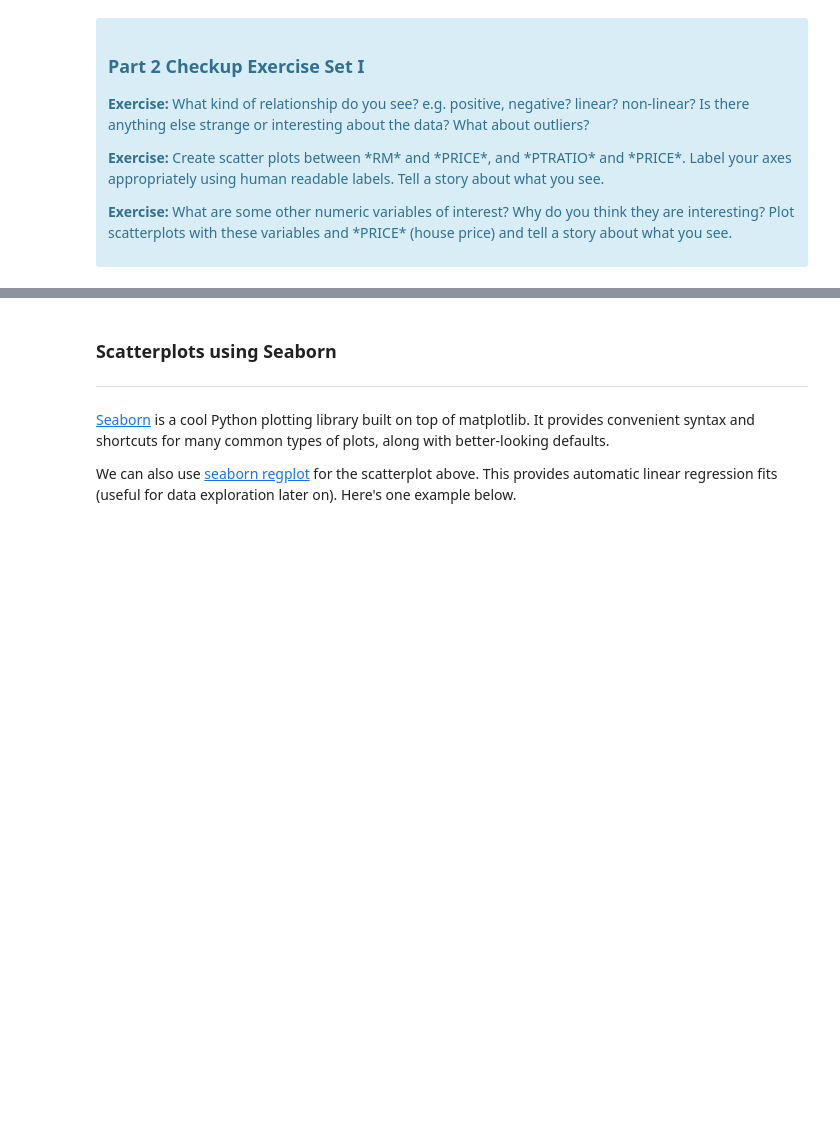
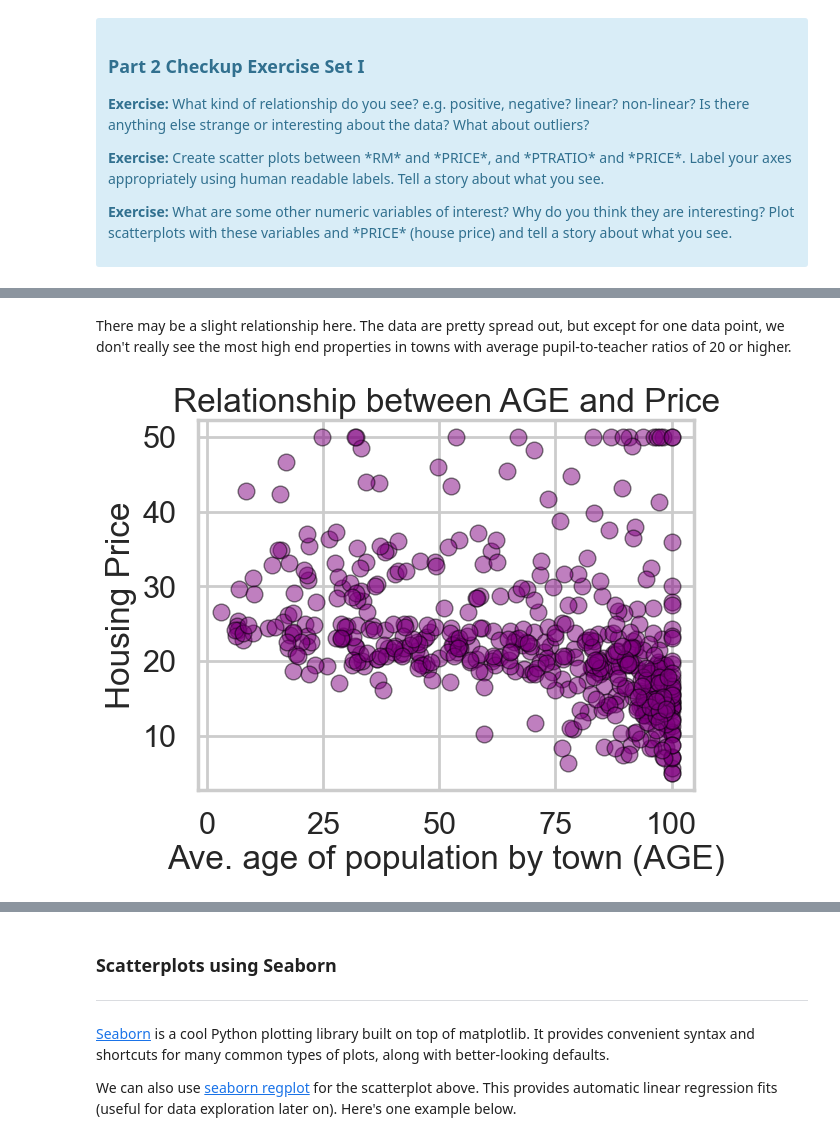
Before and after one commit to ashleyjtoth/statistics-and-ML-case-studies, a Jupyter notebook: Mini_Project_Linear_Regression.ipynb, the cells around one changed output, grey strips where cells are left out. Saved outputs shown, nothing was run; the diff lists cells and outputs as text; code cells hidden in the pictures; blank space fills up the shorter version.

```diff
--- a/Mini_Project_Linear_Regression.ipynb
+++ b/Mini_Project_Linear_Regression.ipynb
@@ -230,0 +248,12 @@ plt.title("Relationship between CRIM and Price")
+# %% [markdown]
+There may be a slight relationship here. The data are pretty spread out, but except for one data point, we don't really see the most high end properties in towns with average pupil-to-teacher ratios of 20 or higher.
+# %%
+# your turn: create some other scatter plots
+# your turn: scatter plot between *AGE* and *PRICE*
+plt.scatter(bos.AGE, bos.PRICE, color = 'purple', alpha = 0.5, edgecolors = 'black', linewidth = 1)
+plt.xlabel("Ave. age of population by town (AGE)")
+plt.ylabel("Housing Price")
+plt.title("Relationship between AGE and Price")
+plt.show()
+# %% [output]
+[figure, added]
```
Also changed, not shown: parts of 59 cells of this notebook.
